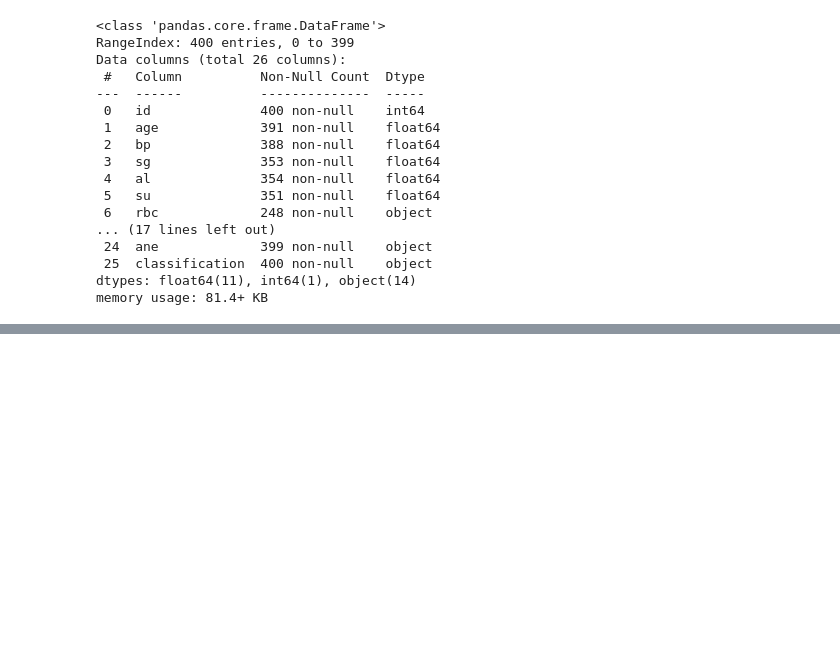
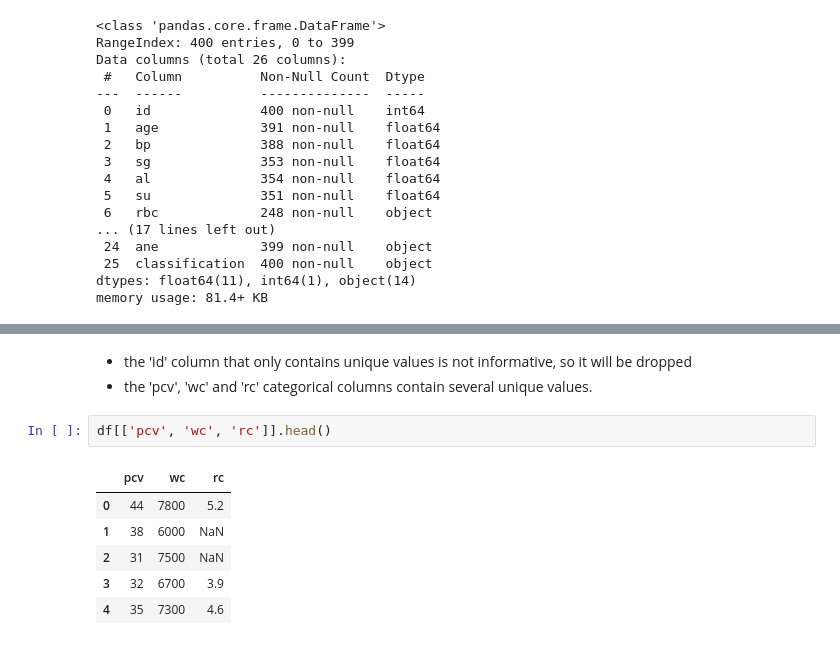
Before and after one commit to JLiOngit/Chronic-kidney-disease---Binary-Classification, a Jupyter notebook: exploratory_notebook.ipynb, the cells around one changed output, grey strips where cells are left out. Cells and saved outputs as stored; diff of their text form; blank space fills up the shorter version.

```diff
--- a/exploratory_notebook.ipynb
+++ b/exploratory_notebook.ipynb
@@ -219,0 +81,12 @@ X_test_transformed
+# %% [markdown]
+- the 'id' column that only contains unique values is not informative, so it will be dropped
+- the 'pcv', 'wc' and 'rc' categorical columns contain several unique values.
+# %%
+df[['pcv', 'wc', 'rc']].head()
+# %% [output]
+|  | pcv | wc | rc |
+| 0 | 44 | 7800 | 5.2 |
+| 1 | 38 | 6000 | NaN |
+| 2 | 31 | 7500 | NaN |
+| 3 | 32 | 6700 | 3.9 |
+| 4 | 35 | 7300 | 4.6 |
```
Also changed, not shown: parts of 41 cells of this notebook, 5 other files.
